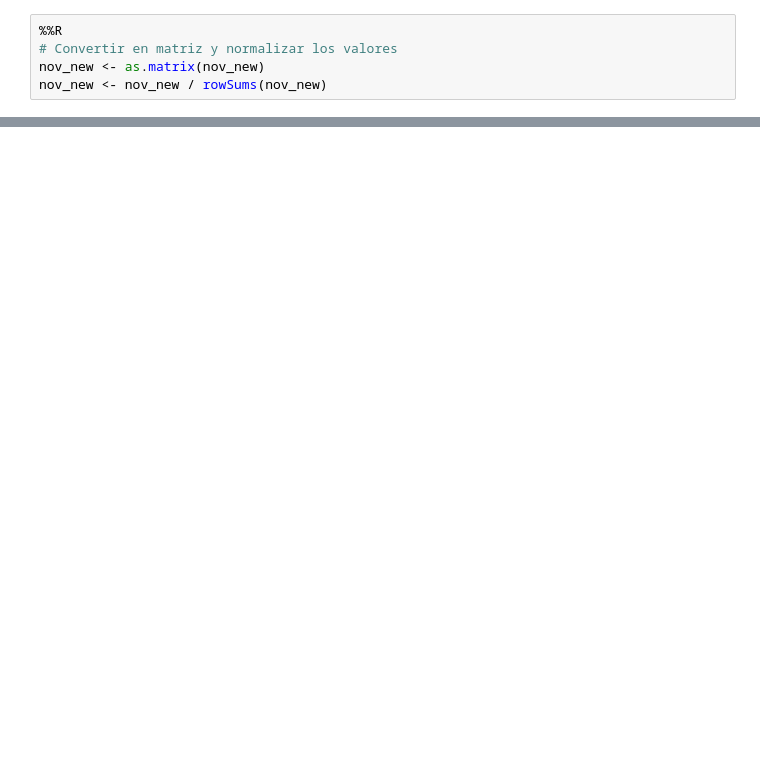
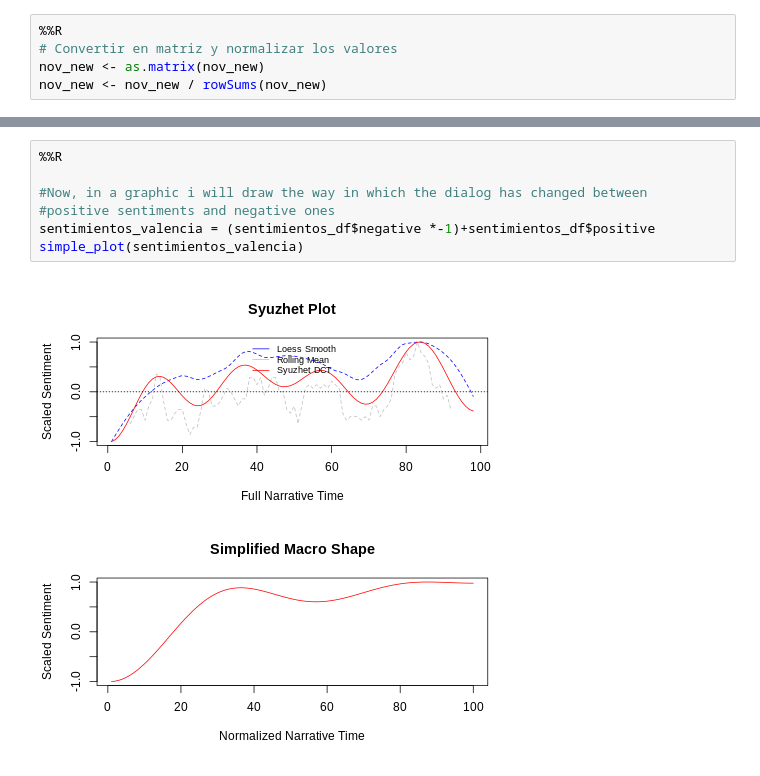
Before and after one commit to ALRIER/BigD_KonradLorenz, a Jupyter notebook: Regex&TextAnalysis.ipynb, the cells around one changed output, grey strips where cells are left out. Drawn from its saved outputs; the diff is of its cells as text; blank space fills up the shorter version.

```diff
--- a/Regex&TextAnalysis.ipynb
+++ b/Regex&TextAnalysis.ipynb
@@ -833,0 +978,9 @@ plot(nov_hclust, main = "Clustering de Palabras", sub = "", xlab = "")
+# %%
+%%R
+
+#Now, in a graphic i will draw the way in which the dialog has changed between
+#positive sentiments and negative ones
+sentimientos_valencia = (sentimientos_df$negative *-1)+sentimientos_df$positive
+simple_plot(sentimientos_valencia)
+# %% [output]
+[figure, added]
```
Also changed, not shown: parts of 49 cells of this notebook.
